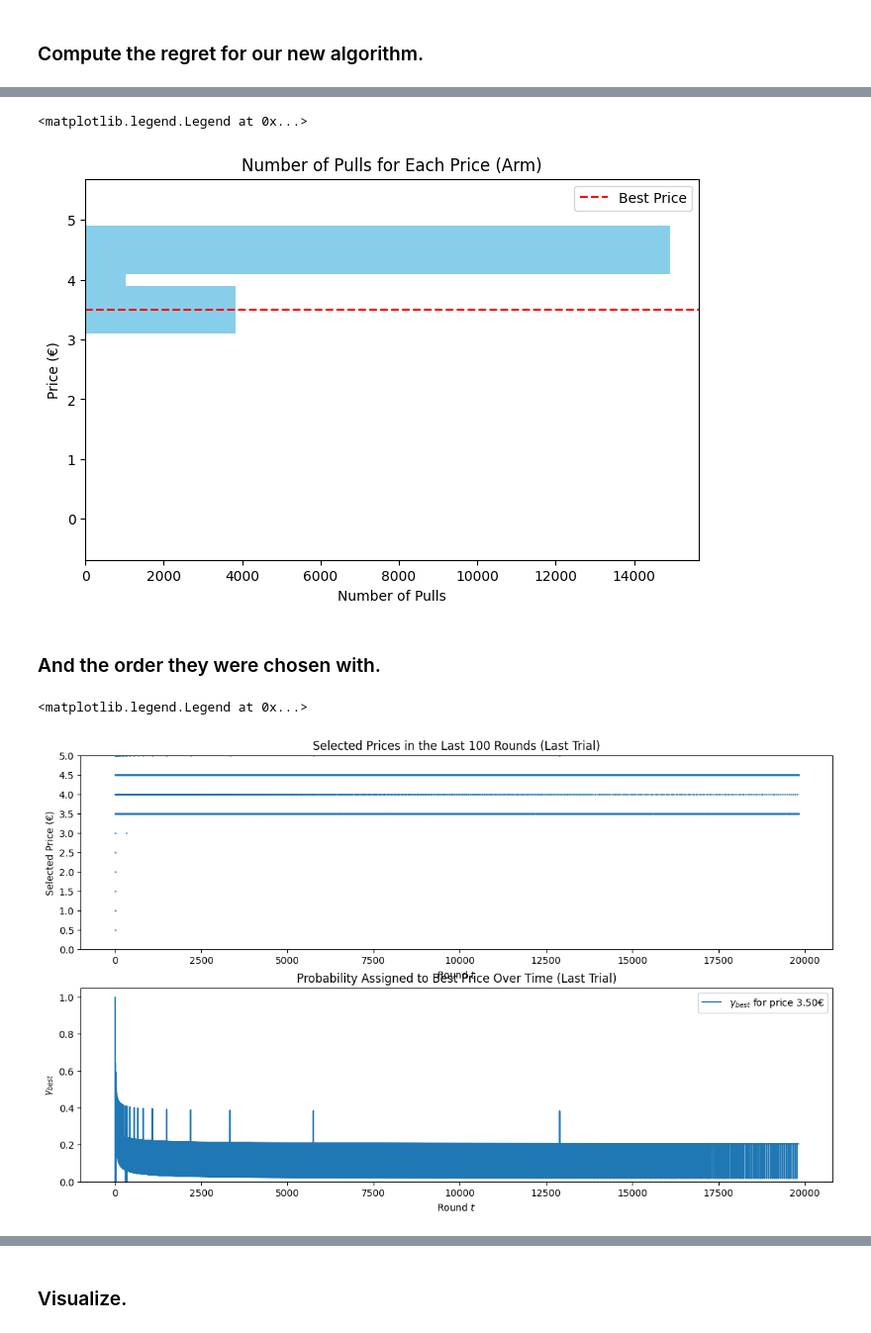
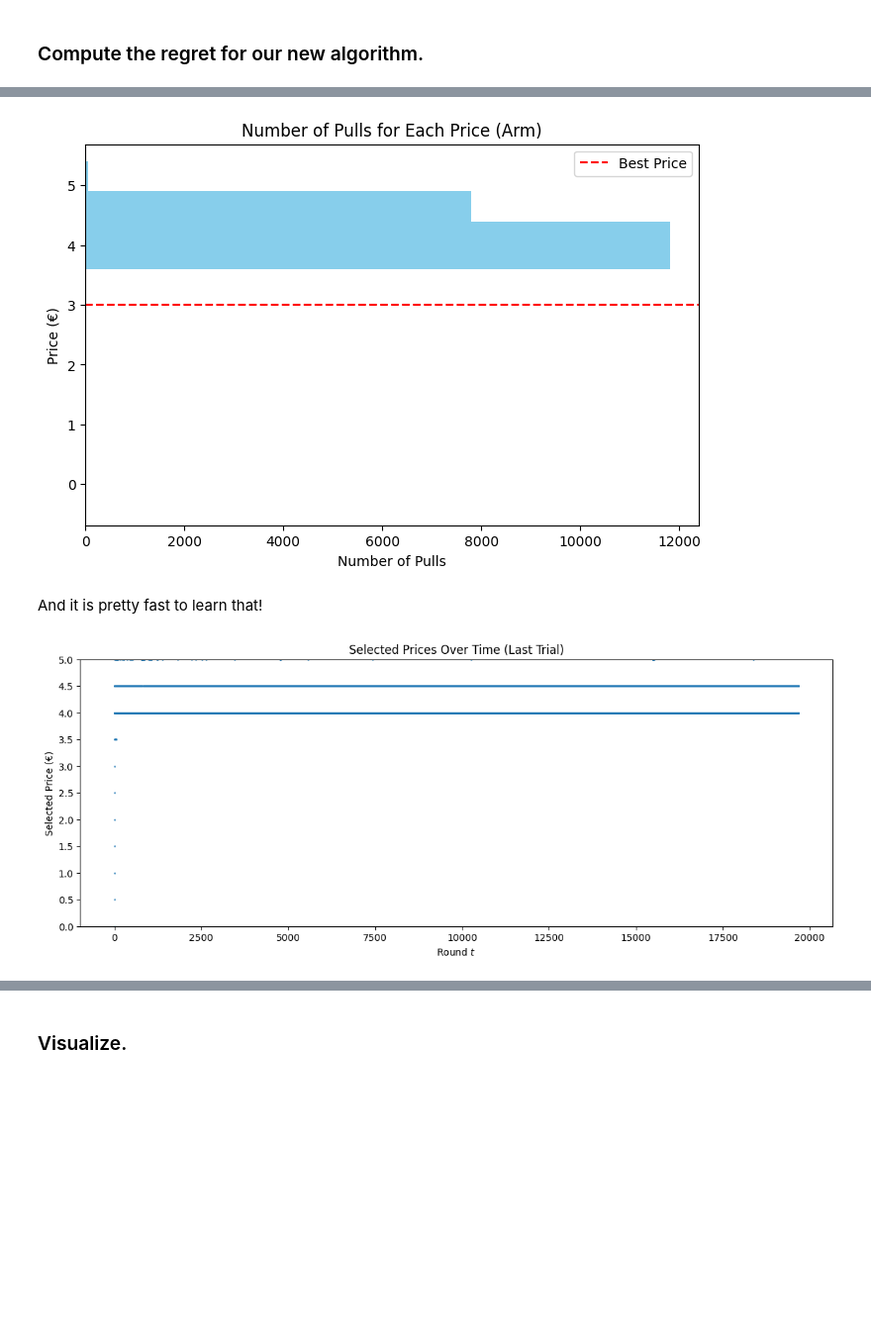
Before and after one commit to peetceenatoo/online-learning, a Jupyter notebook: R1.ipynb, the cells around one changed output, grey strips where cells are left out. Shown at 99% size. Cells and saved outputs as stored; diff of their text form; code cells hidden in the pictures; blank space fills up the shorter version.

```diff
--- a/R1.ipynb
+++ b/R1.ipynb
@@ -17,13 +18,3 @@ class Environment:
         pass
 # %% [markdown]
 ### In this setting, the environment is responsible for telling the seller about the reward.
-# %%
-class PricingEnvironmentSingleProduct:
-    def __init__(self, valuations, cost):
-        self.valuations = valuations
-        self.cost = cost
-
-    def round(self, p_t):
-        num_of_sales = np.sum(self.valuations >= p_t)       # Count how many customers are willing to pay at least p_t
-        reward = (p_t - self.cost) * num_of_sales           # Count the profit subtracting the cost from the price for each sale
-        return num_of_sales, reward
@@ -35,7 +44,7 @@ class PricingEnvironmentSingleProduct:
 np.random.seed(30)
 
 T = 20000                 # Time horizon (number of rounds)
-n_trials = 100            # Number of independent trials for averaging
+n_trials = 10             # Number of independent trials for averaging
 N = 1                     # Number of products (unused in this version)
 
 # --- Pricing Grid and Product Info ---
@@ -48,6 +57,7 @@ K = len(P)                        # Number of price options (arms)
 
 cost = 2.00                       # Unit production cost
 value = 3.00                      # True mean customer valuation
+std_valuation = 1.0               # Standard deviation of customer valuations
 
 assert cost < value, "Cost must be less than value"
 
@@ -59,6 +69,11 @@ B = 120000                         # Total inventory available (seller capacity)
 
 buyers_per_round = 50
 assert buyers_per_round >= 1, "Must have at least one buyer per round"
+
+# --- Other Parameters ---
+
+zoom = 0.001              # Zoom factor for plotting
+s = 30                    # random seed
 # %% [markdown]
 ### Expected demand and profit using theoretical expectations.
 # %%
@@ -490,39 +443,27 @@ What we will notice in the following analysis (more precisely, in the next two c
 # %%
 # --- Chosen arms on the alst trial ---
 plt.figure(figsize=(8, 5))
-plt.barh(P, ucb_like_agent.N_pulls, color='skyblue')  # Usa i prezzi come y invece degli indici
-plt.axhline(P[best_realized_index], color='red', linestyle='--', label='Best Price')  # Linea orizzontale al prezzo migliore
+plt.barh(P, ucb_like_agent.N_pulls, color='skyblue')
+plt.axhline(P[best_expected_index], color='red', linestyle='--', label='Best Price')
 plt.xlabel('Number of Pulls')
 plt.ylabel('Price (€)')
 plt.title('Number of Pulls for Each Price (Arm)')
-plt.legend()
+_ = plt.legend()
 # %% [output]
-<matplotlib.legend.Legend at 0x...>
-[figure, old version]
+[figure, new version]
-# %% [markdown]
-### And the order they were chosen with.
+# %% [markdown]
+And it is pretty fast to learn that!
 # %%
 # Take the enumeration of the rounds
 rounds_last = np.arange(len(actions_in_time))
 
-# --- Plot: Selected Prices and Gamma for the Best Price ---
-fig, (ax1, ax2) = plt.subplots(2, 1, figsize=(14, 8), sharex=False)
-
-# Top: selected prices
-ax1.plot(rounds_last, actions_in_time, '.', markersize=2, alpha=0.7)
-ax1.set_title("Selected Prices in the Last 100 Rounds (Last Trial)")
-ax1.set_xlabel("Round $t$")
-ax1.set_ylabel("Selected Price (€)")
-ax1.set_yticks(np.arange(0, 5.5, 0.5))
-ax1.set_ylim(0, 5)
-
-# Bottom: gamma for the best price
-ax2.plot(rounds_last, gamma_best_trace, linewidth=1.5, label=f"$\gamma_{{best}}$ for price {P[best_realized_index]:.2f}€")
-ax2.set_title("Probability Assigned to Best Price Over Time (Last Trial)")
-ax2.set_xlabel("Round $t$")
-ax2.set_ylabel(f"$\gamma_{{best}}$")
-ax2.set_ylim(0, 1.05)
-ax2.legend()
+# --- Plot: Selected Prices Over Time (Last Trial) ---
+plt.figure(figsize=(14, 5))
+plt.plot(rounds_last, actions_in_time, '.', markersize=2, alpha=0.7)
+plt.title("Selected Prices Over Time (Last Trial)")
+plt.xlabel("Round $t$")
+plt.ylabel("Selected Price (€)")
+plt.yticks(np.arange(0, 5.5, 0.5))
+_ = plt.ylim(0, 5)
 # %% [output]
-<matplotlib.legend.Legend at 0x...>
-[figure, old version]
+[figure, new version]
```
Also changed, not shown: parts of 22 cells of this notebook.
